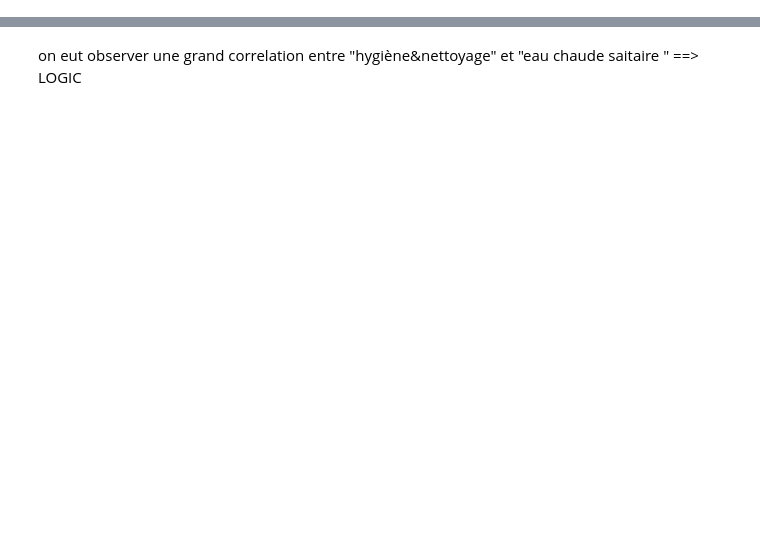
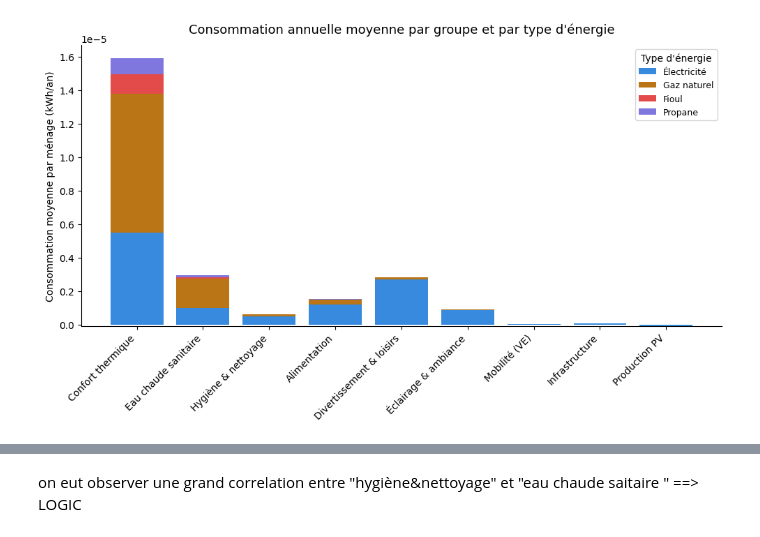
Before and after one commit to BOUBAKERAMDY/FlexiMax, a Jupyter notebook: notebooks/03_visualisation/visual.ipynb, the cells around one changed output, grey strips where cells are left out. Drawn from its saved outputs; the diff is of its cells as text; code cells hidden in the pictures; blank space fills up the shorter version.

Commit message:
stack chart

```diff
--- a/notebooks/03_visualisation/visual.ipynb
+++ b/notebooks/03_visualisation/visual.ipynb
@@ -7,9 +7,10 @@ import pyarrow.parquet as pq
 
 
 df = pd.read_parquet(
-    "/mines-paristech.local/Sophia/CMA/Staff/yzouarhi/Bureau/Data/metadata_and_annual_results/upgrade0.parquet"
+    "../../data/external/upgrade0.parquet"
 )
-
+import os
+print(os.path.exists("../../data/external/upgrade0.parquet"))
 
 
 GROUPS = {
@@ -129,9 +129,0 @@ FileNotFoundError: [Errno 2] No such file or directory: 'notebooks/03_visualisat
-# %%
-import pandas as pd
-import matplotlib.pyplot as plt
-import matplotlib.ticker as mticker
-import numpy as np
-
-df = pd.read_parquet(
-    "/mines-paristech.local/Sophia/CMA/Staff/yzouarhi/Bureau/Data/metadata_and_annual_results/upgrade0.parquet"
-)
@@ -265,3 +261,41 @@ plt.show()
+# %%
+stack_data={}
+for group_name, info in GROUPS.items():
+    cols = info["cols"]
+    if not cols:
+        continue
+    elec_cols=[ c for c in cols if c.startswith("out.electricity")and c.endswith("energy_consumption..kwh")]
+    gas_cols=[ c for c in cols if c.startswith("out.natural_gas")and c.endswith("energy_consumption..kwh")]
+    fuel_cols=[ c for c in cols if c.startswith("out.fuel_oil")and c.endswith("energy_consumption..kwh")]
+    prop_cols=[ c for c in cols if c.startswith("out.propane")and c.endswith("energy_consumption..kwh")]
+    stack_data[group_name] = {
+        "Électricité": df[elec_cols].sum(axis=1)/1e9 if elec_cols else pd.Series(0, index=df.index),
+        "Gaz naturel": df[gas_cols].sum(axis=1)/1e9 if gas_cols else pd.Series(0, index=df.index),
+        "Fioul":       df[fuel_cols].sum(axis=1)/1e9 if fuel_cols else pd.Series(0, index=df.index),
+        "Propane":     df[prop_cols].sum(axis=1)/1e9 if prop_cols else pd.Series(0, index=df.index),
+    }
+group_names = list(stack_data.keys())
+elec_values = [stack_data[g]["Électricité"].mean() for g in group_names]
+gas_values  = [stack_data[g]["Gaz naturel"].mean() for g in group_names]
+fuel_values = [stack_data[g]["Fioul"].mean() for g in group_names]
+prop_values = [stack_data[g]["Propane"].mean() for g in group_names]
+fig_stack, ax_stack = plt.subplots(figsize=(10, 6))
+b1=ax_stack.bar(group_names, elec_values, color=energy_palette["Électricité"], label="Électricité")
+b2=ax_stack.bar(group_names, gas_values, bottom=elec_values, color=energy_palette["Gaz naturel"], label="Gaz naturel")
+bottom_fuel = np.array(elec_values) + np.array(gas_values)
+b3=ax_stack.bar(group_names, fuel_values, bottom=bottom_fuel, color=energy_palette["Fioul"], label="Fioul")
+bottom_prop = bottom_fuel + np.array(fuel_values)
+b4=ax_stack.bar(group_names, prop_values, bottom=bottom_prop, color=energy_palette["Propane"], label="Propane")
+ax_stack.set_ylabel("Consommation moyenne par ménage (kWh/an)", fontsize=10)
+ax_stack.set_title("Consommation annuelle moyenne par groupe et par type d'énergie", fontsize=13, pad=12)
+ax_stack.set_xticklabels(group_names, rotation=45, ha="right")
+ax_stack.legend(title="Type d'énergie", fontsize=9)
+ax_stack.spines[["top", "right"]].set_visible(False)
+plt.tight_layout()
+plt.savefig("viz4_barres_empilees.png", dpi=150)
+plt.show()
+# %% [output]
+[figure, added]
 # %%
 #Distribution (boxplot) de la consommation totale nette par ménage
 
```
Also changed, not shown: parts of 7 cells of this notebook, 1 other file.
